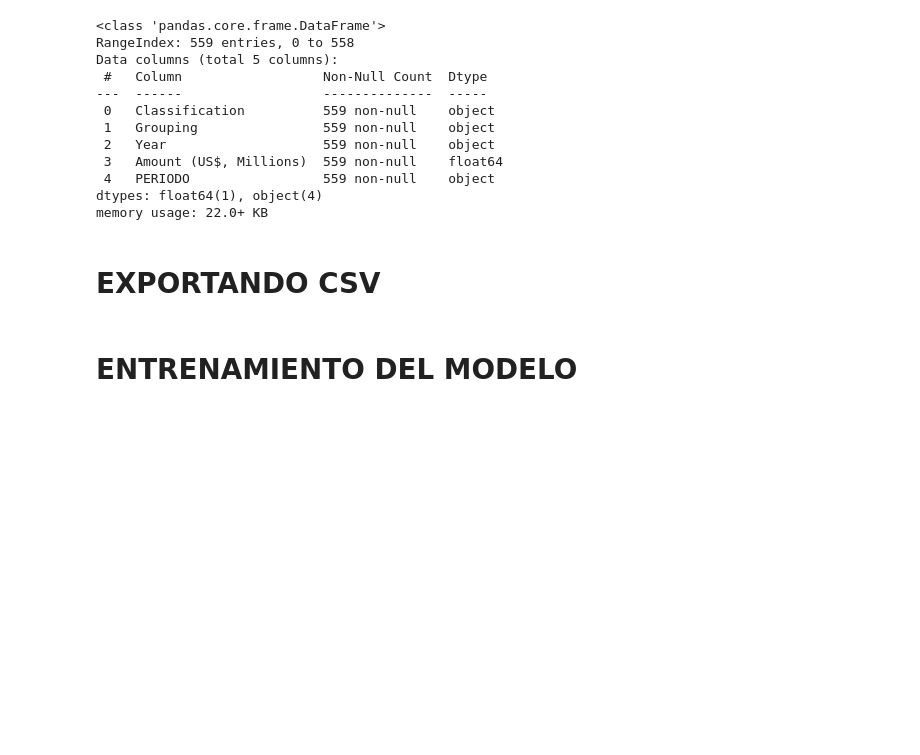
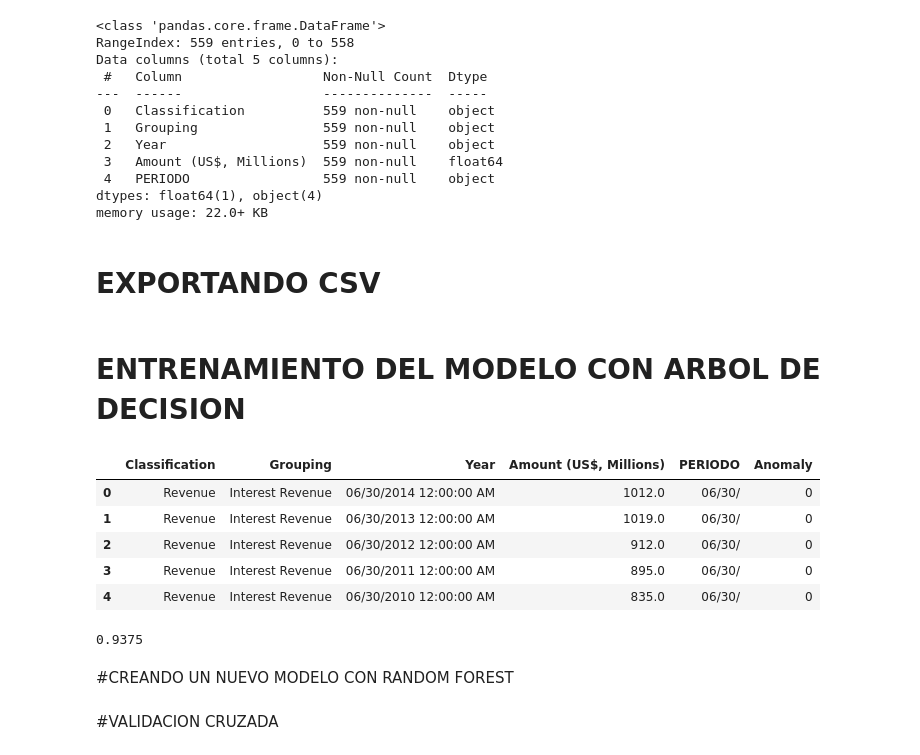
Before and after one commit to jafcn09/Tes, a Jupyter notebook: ProyectoFinal.ipynb, the cells around one changed output. Cells and saved outputs as stored; diff of their text form; code cells hidden in the pictures; blank space fills up the shorter version.

```diff
--- a/ProyectoFinal.ipynb
+++ b/ProyectoFinal.ipynb
@@ -148,4 +158,81 @@ memory usage: 22.0+ KB
 # %%
 df_prebanco_noruega.to_csv('/content/drive/MyDrive/Trabajo_Grupo03/data/PreBanca.csv', header=True, index=True, sep=',')
 # %% [markdown]
-# ENTRENAMIENTO DEL MODELO
+# ENTRENAMIENTO DEL MODELO CON ARBOL DE DECISION
+# %%
+# Definimos el porcentaje de transacciones anómalas
+anomaly_percentage = 0.05
+
+# Número total de filas en los datos
+num_rows = df_prebanco_noruega.shape[0]
+
+# Número de anomalías a generar
+num_anomalies = int(num_rows * anomaly_percentage)
+
+# Creando la variable objetivo
+# Inicialmente, todas las transacciones son normales (0)
+target = np.zeros(num_rows, dtype=int)
+
+# Asignando aleatoriamente algunas transacciones como anómalas (1)
+anomaly_indices = np.random.choice(num_rows, num_anomalies, replace=False)
+target[anomaly_indices] = 1
+
+# Añadir la variable objetivo al dataframe
+df_prebanco_noruega['Anomaly'] = target
+
+# Mostrar las primeras filas del dataframe actualizado
+df_prebanco_noruega.head()
+# %% [output]
+|  | Classification | Grouping | Year | Amount (US$, Millions) | PERIODO | Anomaly |
+| 0 | Revenue | Interest Revenue | 06/30/2014 12:00:00 AM | 1012.0 | 06/30/ | 0 |
+| 1 | Revenue | Interest Revenue | 06/30/2013 12:00:00 AM | 1019.0 | 06/30/ | 0 |
+| 2 | Revenue | Interest Revenue | 06/30/2012 12:00:00 AM | 912.0 | 06/30/ | 0 |
+| 3 | Revenue | Interest Revenue | 06/30/2011 12:00:00 AM | 895.0 | 06/30/ | 0 |
+| 4 | Revenue | Interest Revenue | 06/30/2010 12:00:00 AM | 835.0 | 06/30/ | 0 |
+# %%
+# Seleccionamos las columnas categóricas y numéricas
+categorical_cols = df_prebanco_noruega.select_dtypes(include=['object']).columns
+numerical_cols = df_prebanco_noruega.select_dtypes(include=['int64', 'float64']).columns.drop('Anomaly')
+
+# Creamos transformadores para las características categóricas y numéricas
+categorical_transformer = Pipeline(steps=[
+    ('onehot', OneHotEncoder(handle_unknown='ignore'))
+])
+
+numerical_transformer = Pipeline(steps=[
+    ('scaler', StandardScaler())
+])
+
+# Combinamos los transformadores
+preprocessor = ColumnTransformer(
+    transformers=[
+        ('num', numerical_transformer, numerical_cols),
+        ('cat', categorical_transformer, categorical_cols)
+    ])
+
+# Preparamos la variable objetivo y las características
+X = df_prebanco_noruega.drop('Anomaly', axis=1)
+y = df_prebanco_noruega['Anomaly']
+
+# Dividimos los datos en conjuntos de entrenamiento y prueba
+X_train, X_test, y_train, y_test = train_test_split(X, y, test_size=0.2, random_state=42)
+
+# Creamos un pipeline con el preprocesador y el modelo de árbol de decisión
+model = Pipeline(steps=[
+    ('preprocessor', preprocessor),
+    ('classifier', DecisionTreeClassifier(random_state=42))
+])
+
+# Entrenamos el modelo
+model.fit(X_train, y_train)
+
+# Evaluamos la precisión del modelo
+y_pred = model.predict(X_test)
+accuracy = accuracy_score(y_test, y_pred)
+accuracy
+# %% [output]
+0.9375
+# %% [markdown]
+#CREANDO UN NUEVO MODELO CON RANDOM FOREST
+# %% [markdown]
+#VALIDACION CRUZADA
```
Also changed, not shown: parts of 6 cells of this notebook.
